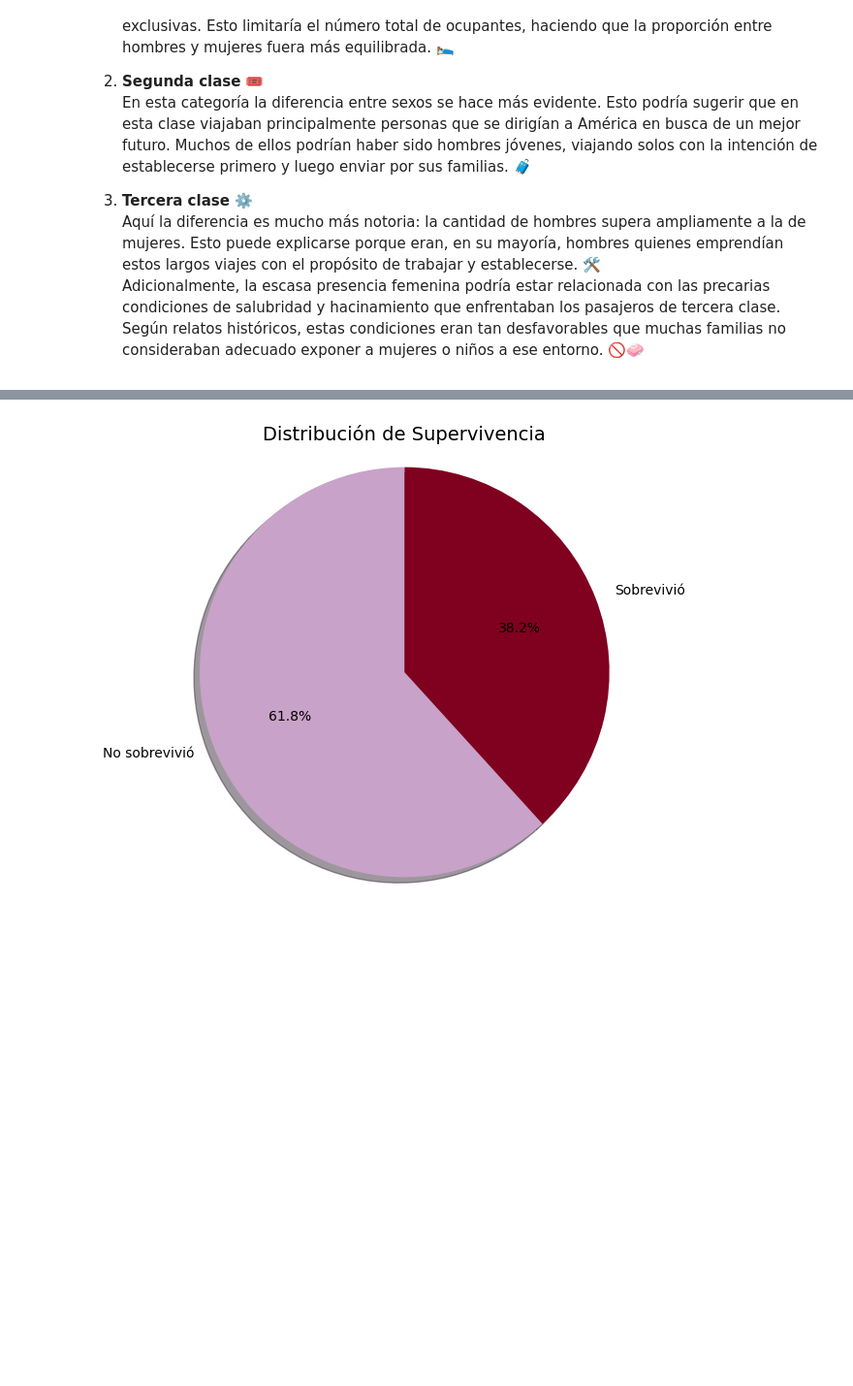
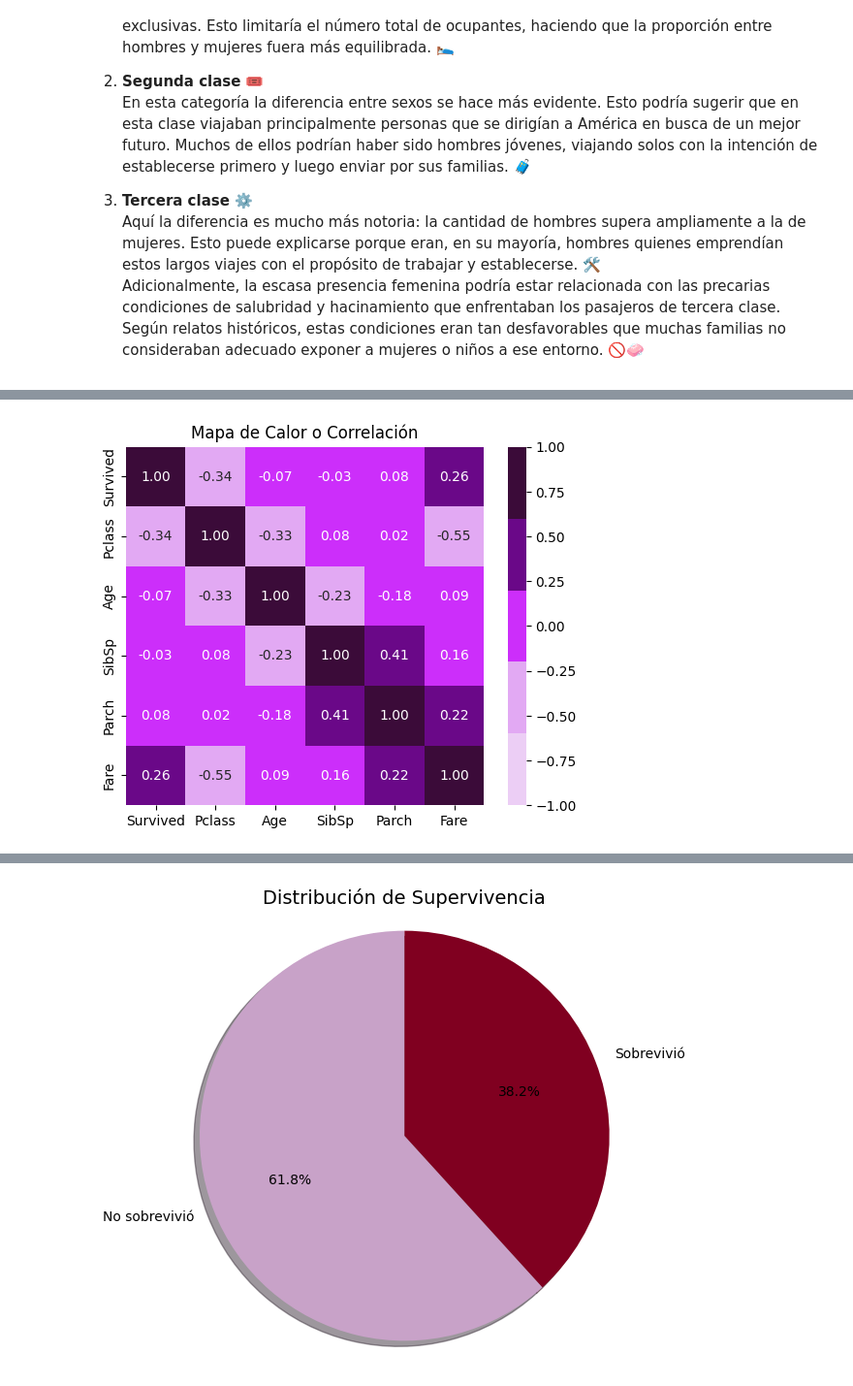
Before and after one commit to SusanaGee/Exploratory-Data-Analysis-EDA-, a Jupyter notebook: EDA.ipynb, the cells around one changed output, grey strips where cells are left out. Shown at 97% size. Cells and saved outputs as stored; diff of their text form; code cells hidden in the pictures; blank space fills up the shorter version.

```diff
--- a/EDA.ipynb
+++ b/EDA.ipynb
@@ -416,0 +423,11 @@ Una vez hemos comprendido un poco más nuestros datos y algunas de sus dinámica
+# %%
+variables_relevantes = df[['Survived', 'Pclass', 'Age', 'SibSp', 'Parch','Fare' ]]
+paleta_colores = ["#ECCEF5", "#E2A9F3", "#CC2EFA", "#6A0888", "#3B0B39"]
+correlacion = variables_relevantes.corr()
+
+
+sns.heatmap(correlacion, annot=True, cmap= paleta_colores, vmin=-1, vmax=1, square=True, fmt=".2f")
+plt.title('Mapa de Calor o Correlación')
+plt.show()
+# %% [output]
+[figure, added]
```
Also changed, not shown: parts of 5 cells of this notebook.
